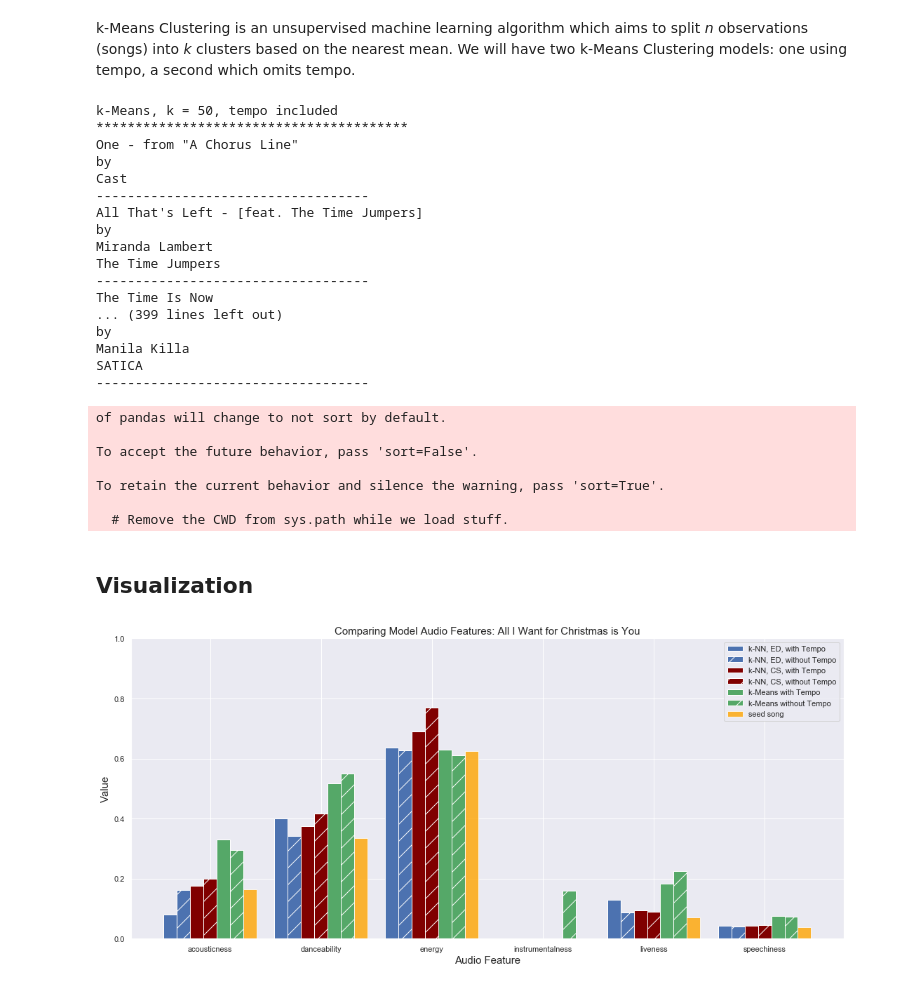
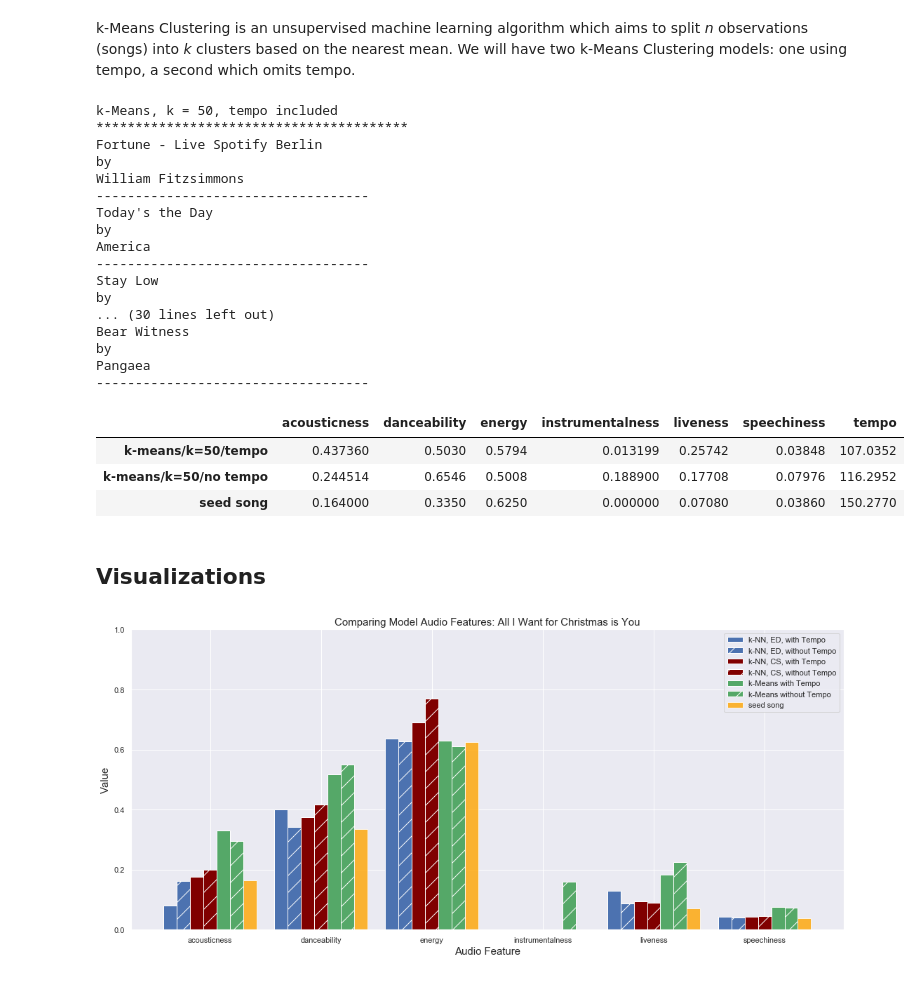
Before and after one commit to sethbilliau/spotify_playlists, a Jupyter notebook: Models.ipynb, the cells around one changed output. Drawn from its saved outputs; the diff is of its cells as text; code cells hidden in the pictures.

```diff
--- a/Models.ipynb
+++ b/Models.ipynb
@@ -368,38 +374,35 @@ def run_all_kmeans(k, songs_df, seed_song, n):
 # %%
 # Charlie Puth, Senorita = "0TK2YIli7K1leLovkQiNik"
 # Yo-Yo Ma, Cello Suite No. 1 in G Major = "61dYvvfIRtIDFuqZypPAta"
 # Mariah Carey, All I Want for Christmas is You = "1bCQIvugIRkL0yLG5cvQcZ"
 # Michael Bublé, It's Beginning to Look a lot Like Christmas = "5a1iz510sv2W9Dt1MvFd5R"
 
-mean_df = run_all_kmeans(50, songs_df, "0bYg9bo50gSsH3LtXe2SQn", 49)
+run_all_kmeans(50, songs_df, "0bYg9bo50gSsH3LtXe2SQn", 5)
 # Call reset_models() then run_all_kmeans to create new models
 # %% [output]
 k-Means, k = 50, tempo included
 ****************************************
-One - from "A Chorus Line"
+Fortune - Live Spotify Berlin
 by
-Cast
+William Fitzsimmons
 -----------------------------------
-All That's Left - [feat. The Time Jumpers]
+Today's the Day
 by
-Miranda Lambert
-The Time Jumpers
+America
 -----------------------------------
-The Time Is Now
-... (399 lines left out)
+Stay Low
 by
-Manila Killa
-SATICA
+... (30 lines left out)
+Bear Witness
+by
+Pangaea
 -----------------------------------
-of pandas will change to not sort by default.
-
-To accept the future behavior, pass 'sort=False'.
-
-To retain the current behavior and silence the warning, pass 'sort=True'.
-
-  # Remove the CWD from sys.path while we load stuff.
+|  | acousticness | danceability | energy | instrumentalness | liveness | speechiness | tempo |
+| k-means/k=50/tempo | 0.437360 | 0.5030 | 0.5794 | 0.013199 | 0.25742 | 0.03848 | 107.0352 |
+| k-means/k=50/no tempo | 0.244514 | 0.6546 | 0.5008 | 0.188900 | 0.17708 | 0.07976 | 116.2952 |
+| seed song | 0.164000 | 0.3350 | 0.6250 | 0.000000 | 0.07080 | 0.03860 | 150.2770 |
 # %% [markdown]
-## Visualization
+## Visualizations
 # %%
 # Vis for:
 # Michael Bublé, It's Beginning to Look a lot Like Christmas
```
Also changed, not shown: parts of 2 cells of this notebook.
